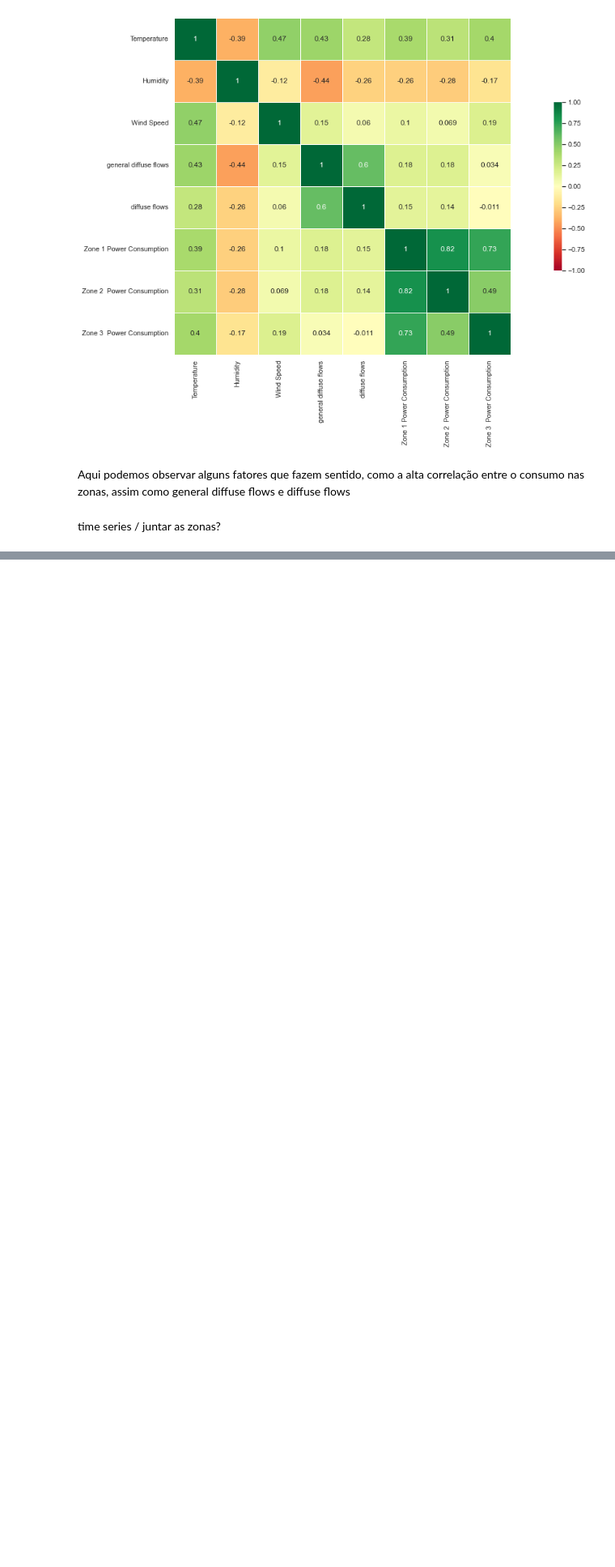
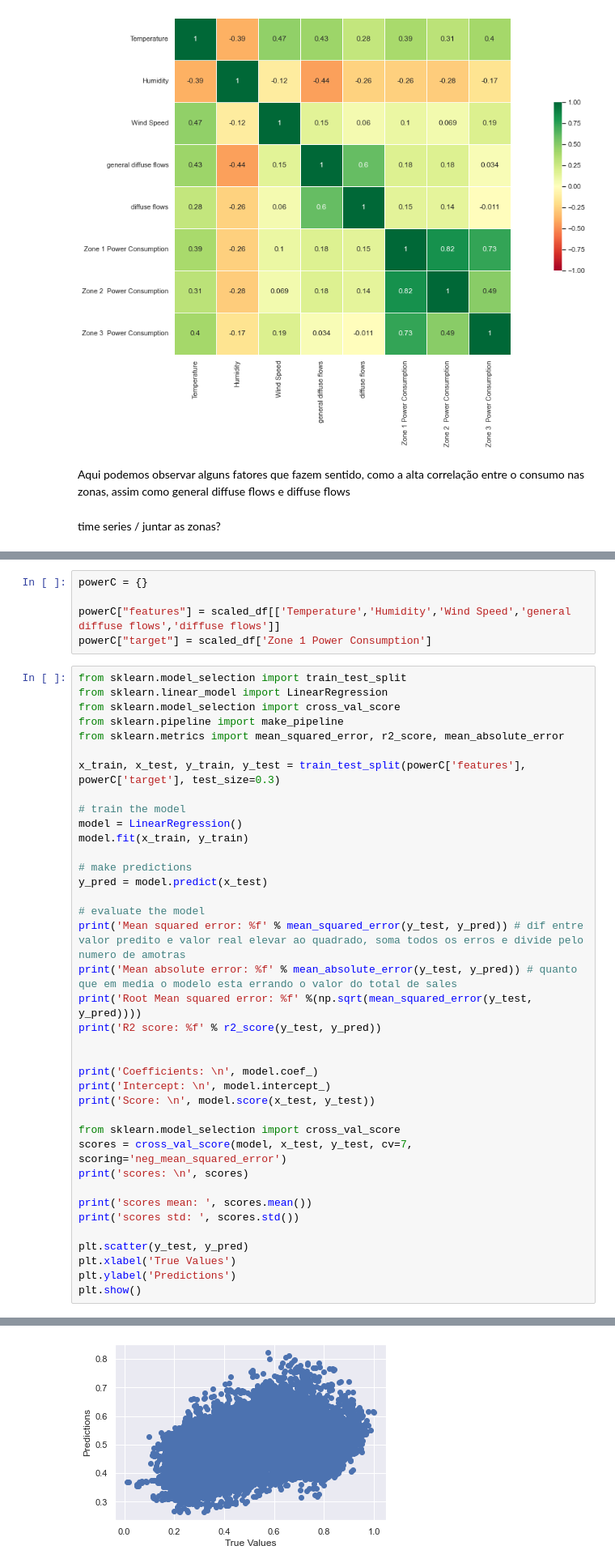
Before and after one commit to Levis33/ML-Power-consumption-of-Tetouan, a Jupyter notebook: regressao.ipynb, the cells around one changed output, grey strips where cells are left out. Shown at 81% size. Saved outputs shown, nothing was run; the diff lists cells and outputs as text; blank space fills up the shorter version.

```diff
--- a/regressao.ipynb
+++ b/regressao.ipynb
@@ -134,0 +167,44 @@ time series /  juntar as zonas?
+# %%
+powerC = {}
+
+powerC["features"] = scaled_df[['Temperature','Humidity','Wind Speed','general diffuse flows','diffuse flows']]
+powerC["target"] = scaled_df['Zone 1 Power Consumption']
+# %%
+from sklearn.model_selection import train_test_split
+from sklearn.linear_model import LinearRegression
+from sklearn.model_selection import cross_val_score
+from sklearn.pipeline import make_pipeline
+from sklearn.metrics import mean_squared_error, r2_score, mean_absolute_error
+
+x_train, x_test, y_train, y_test = train_test_split(powerC['features'], powerC['target'], test_size=0.3)
+
+# train the model
+model = LinearRegression()
+model.fit(x_train, y_train)
+
+# make predictions
+y_pred = model.predict(x_test)
+
+# evaluate the model
+print('Mean squared error: %f' % mean_squared_error(y_test, y_pred)) # dif entre valor predito e valor real elevar ao quadrado, soma todos os erros e divide pelo numero de amotras
+print('Mean absolute error: %f' % mean_absolute_error(y_test, y_pred)) # quanto que em media o modelo esta errando o valor do total de sales
+print('Root Mean squared error: %f' %(np.sqrt(mean_squared_error(y_test, y_pred))))
+print('R2 score: %f' % r2_score(y_test, y_pred))
+
+
+print('Coefficients: \n', model.coef_)
+print('Intercept: \n', model.intercept_)
+print('Score: \n', model.score(x_test, y_test))
+
+from sklearn.model_selection import cross_val_score
+scores = cross_val_score(model, x_test, y_test, cv=7, scoring='neg_mean_squared_error')
+print('scores: \n', scores)
+
+print('scores mean: ', scores.mean())
+print('scores std: ', scores.std())
+
+plt.scatter(y_test, y_pred)
+plt.xlabel('True Values')
+plt.ylabel('Predictions')
+plt.show()
+# %% [output]
@@ -134,0 +226 @@ time series /  juntar as zonas?
+[figure, added]
```
Also changed, not shown: parts of 22 cells of this notebook.
